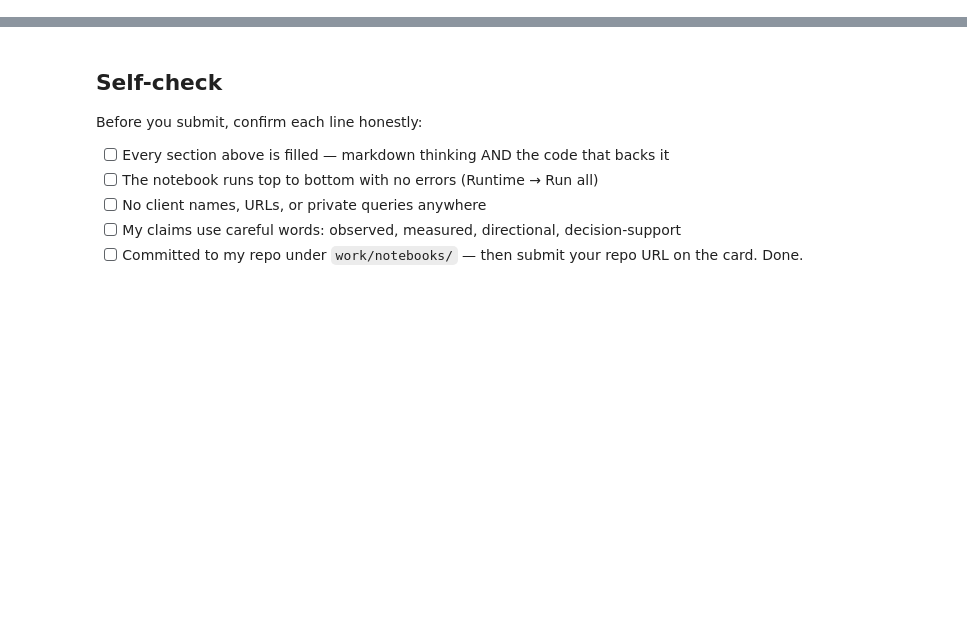
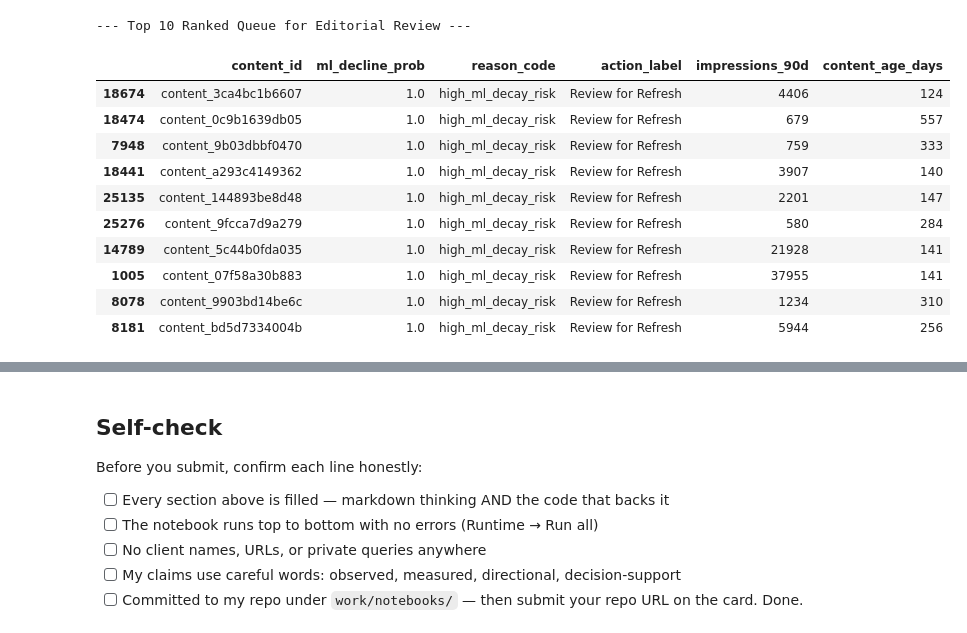
Before and after one commit to somyamaheshwari2612/flyyyyy, a Jupyter notebook: work/notebooks/capstone.ipynb, the cells around one changed output, grey strips where cells are left out. Saved outputs shown, nothing was run; the diff lists cells and outputs as text; code cells hidden in the pictures; blank space fills up the shorter version.

```diff
--- a/work/notebooks/capstone.ipynb
+++ b/work/notebooks/capstone.ipynb
@@ -57,0 +194,23 @@ This skeleton is yours to fill. Work the sections **in order** — each one has
+# %%
+# 1. Assigning Reason Codes for the Top ML Picks
+top_10_queue = top_50_ml.head(10).copy()
+top_10_queue['action_label'] = 'Review for Refresh'
+top_10_queue['reason_code'] = 'high_ml_decay_risk'
+
+# 2. Displaying the final ranked queue
+print("--- Top 10 Ranked Queue for Editorial Review ---")
+display_cols = ['content_id', 'ml_decline_prob', 'reason_code', 'action_label', 'impressions_90d', 'content_age_days']
+display(top_10_queue[display_cols])
+# %% [output]
+--- Top 10 Ranked Queue for Editorial Review ---
+|  | content_id | ml_decline_prob | reason_code | action_label | impressions_90d | content_age_days |
+| 18674 | content_3ca4bc1b6607 | 1.0 | high_ml_decay_risk | Review for Refresh | 4406 | 124 |
+| 18474 | content_0c9b1639db05 | 1.0 | high_ml_decay_risk | Review for Refresh | 679 | 557 |
+| 7948 | content_9b03dbbf0470 | 1.0 | high_ml_decay_risk | Review for Refresh | 759 | 333 |
+| 18441 | content_a293c4149362 | 1.0 | high_ml_decay_risk | Review for Refresh | 3907 | 140 |
+| 25135 | content_144893be8d48 | 1.0 | high_ml_decay_risk | Review for Refresh | 2201 | 147 |
+| 25276 | content_9fcca7d9a279 | 1.0 | high_ml_decay_risk | Review for Refresh | 580 | 284 |
+| 14789 | content_5c44b0fda035 | 1.0 | high_ml_decay_risk | Review for Refresh | 21928 | 141 |
+| 1005 | content_07f58a30b883 | 1.0 | high_ml_decay_risk | Review for Refresh | 37955 | 141 |
+| 8078 | content_9903bd14be6c | 1.0 | high_ml_decay_risk | Review for Refresh | 1234 | 310 |
+| 8181 | content_bd5d7334004b | 1.0 | high_ml_decay_risk | Review for Refresh | 5944 | 256 |
```
Also changed, not shown: parts of 24 cells of this notebook.
